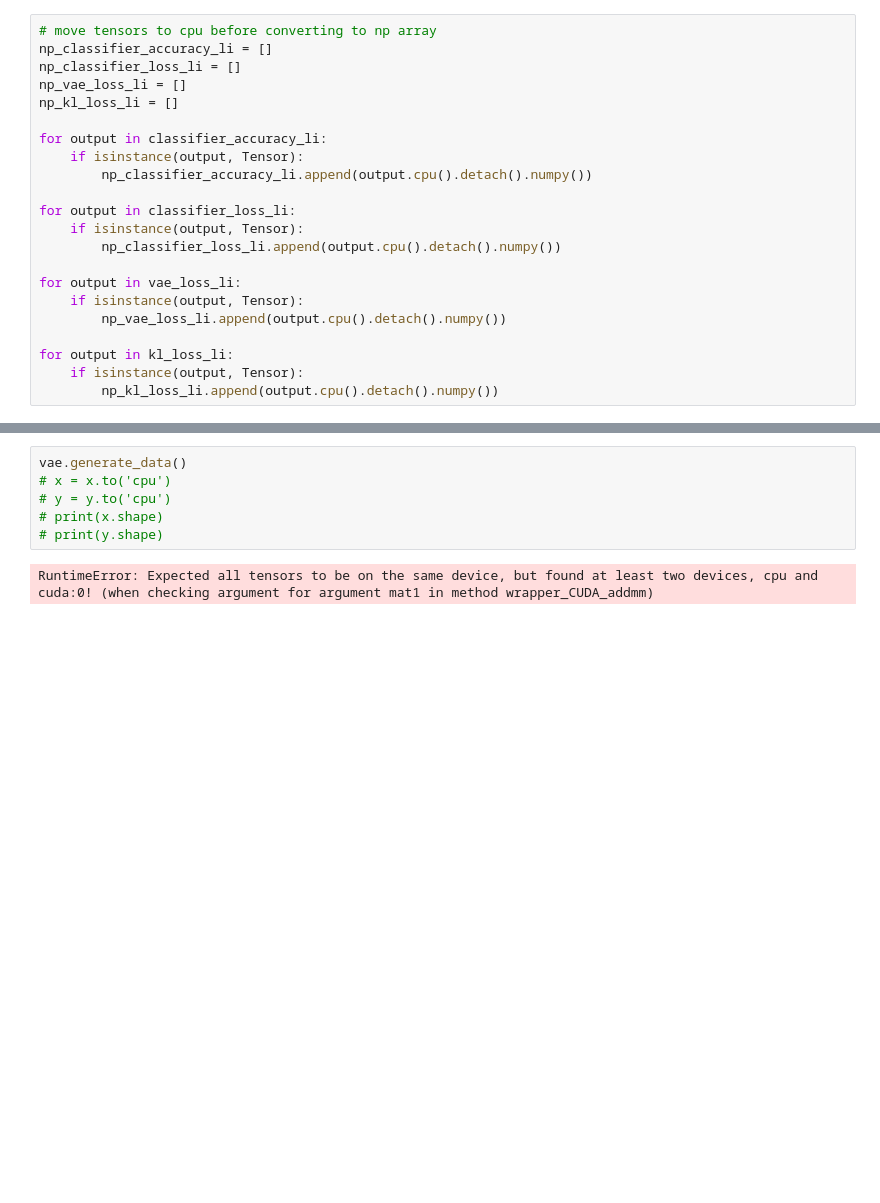
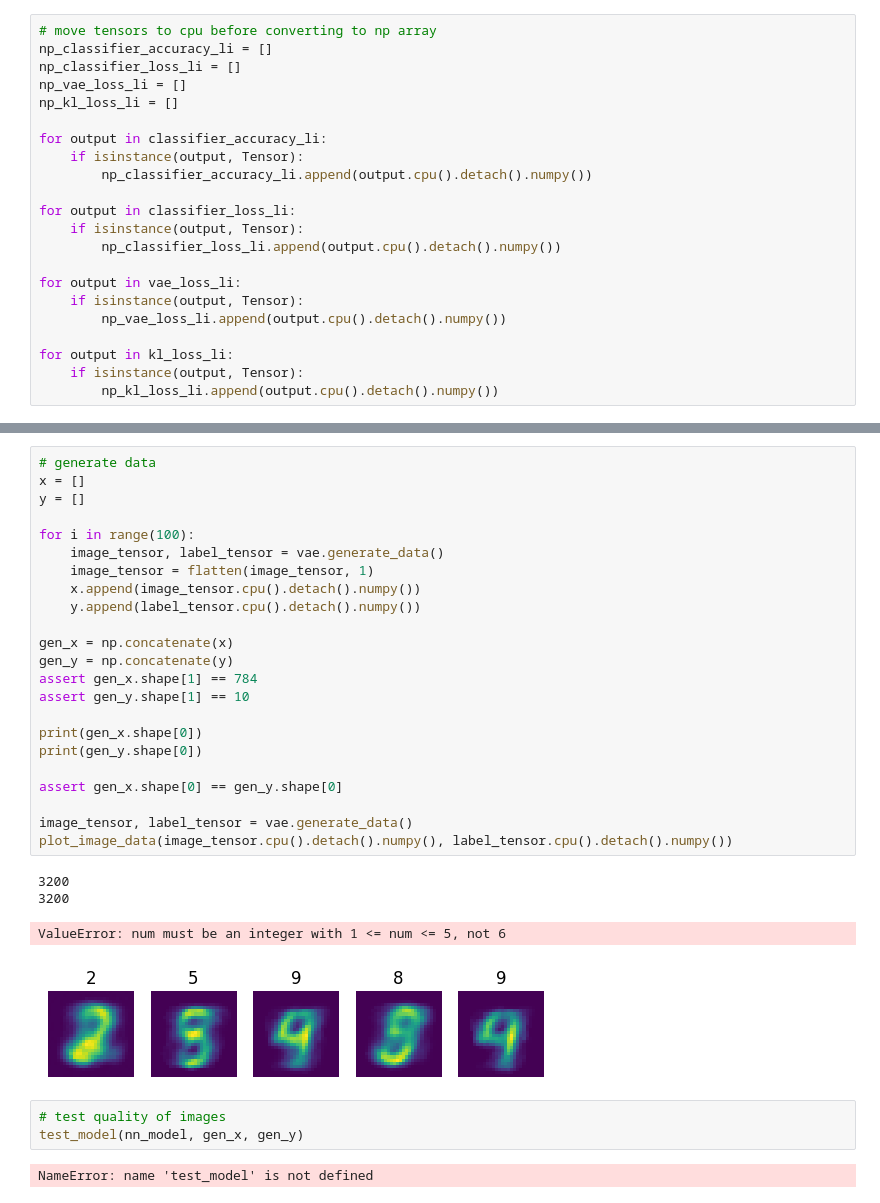
Before and after one commit to alexojica/research-project-experiments, a Jupyter notebook: src/main.ipynb, the cells around one changed output, grey strips where cells are left out. Saved outputs shown, nothing was run; the diff lists cells and outputs as text; blank space fills up the shorter version.

Commit message:
create logic for testing generated data

```diff
--- a/src/main.ipynb
+++ b/src/main.ipynb
@@ -95,8 +123,33 @@ Output shape (56000, 10)
+# %%
+# generate data
+x = []
+y = []
+
+for i in range(100):
+    image_tensor, label_tensor = vae.generate_data()
+    image_tensor = flatten(image_tensor, 1)
+    x.append(image_tensor.cpu().detach().numpy())
+    y.append(label_tensor.cpu().detach().numpy())
+
+gen_x = np.concatenate(x)
+gen_y = np.concatenate(y)
+assert gen_x.shape[1] == 784
+assert gen_y.shape[1] == 10
+
+print(gen_x.shape[0])
+print(gen_y.shape[0])
+
+assert gen_x.shape[0] == gen_y.shape[0]
+
+image_tensor, label_tensor = vae.generate_data()
+plot_image_data(image_tensor.cpu().detach().numpy(), label_tensor.cpu().detach().numpy())
+# %% [output]
+3200
+3200
+ValueError: num must be an integer with 1 <= num <= 5, not 6
+[figure, added]
 # %%
-vae.generate_data()
-# x = x.to('cpu')
-# y = y.to('cpu')
-# print(x.shape)
-# print(y.shape)
+# test quality of images
+test_model(nn_model, gen_x, gen_y)
 # %% [output]
-RuntimeError: Expected all tensors to be on the same device, but found at least two devices, cpu and cuda:0! (when checking argument for argument mat1 in method wrapper_CUDA_addmm)
+NameError: name 'test_model' is not defined
```
Also changed, not shown: parts of 4 cells of this notebook, 3 other files.
